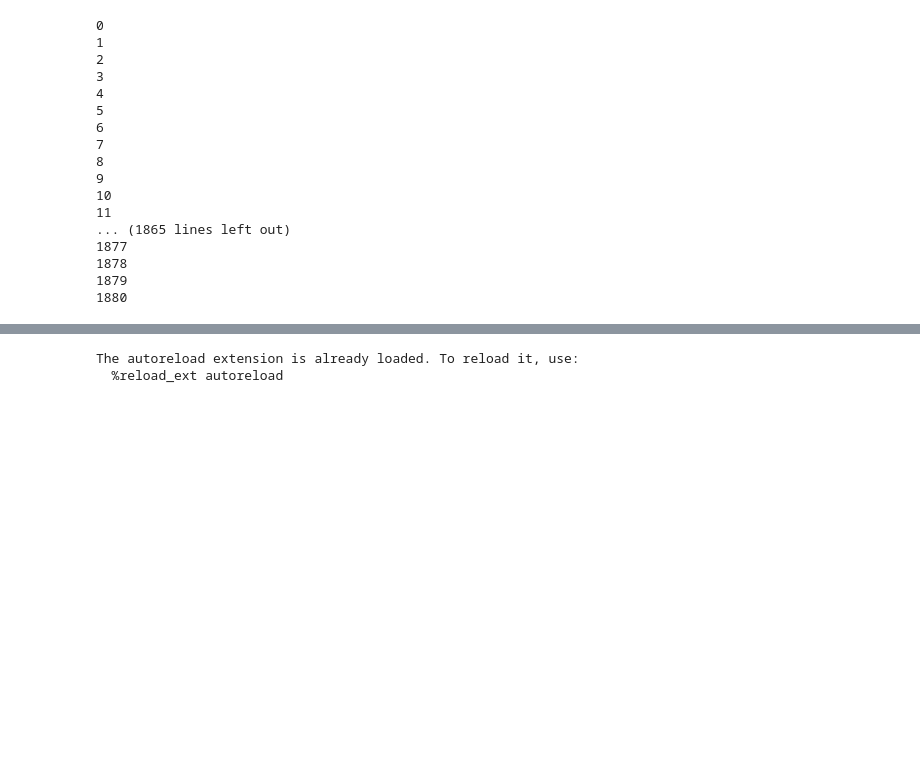
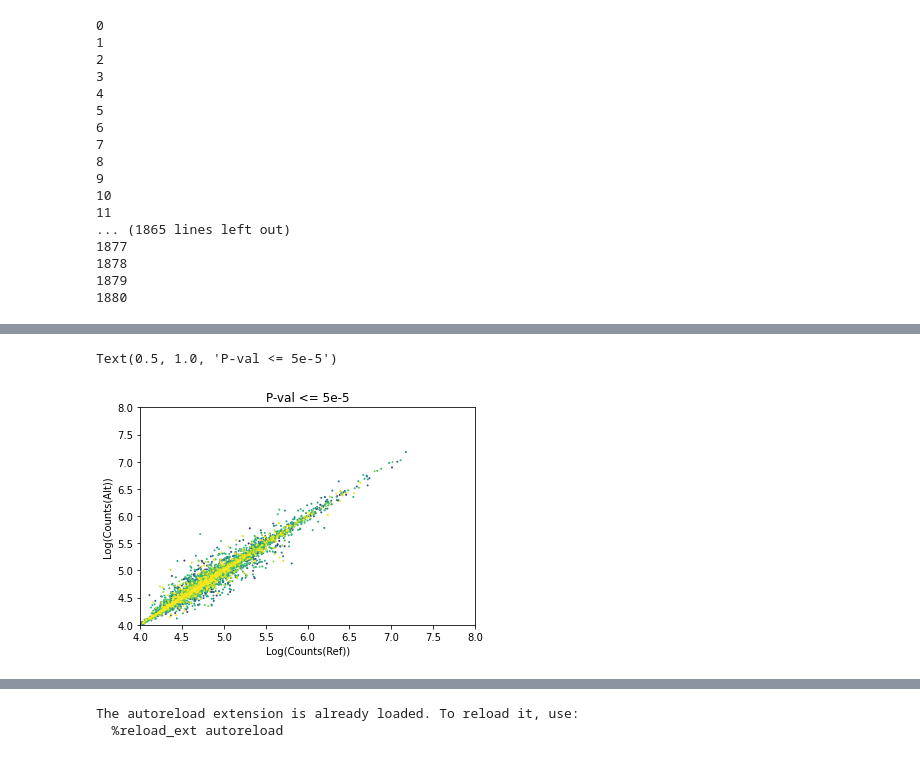
Before and after one commit to kundajelab/chrombpnet, a Jupyter notebook: gm12878_dnase/bQTL/score_snps_junD.ipynb, the cells around one changed output, grey strips where cells are left out. Drawn from its saved outputs; the diff is of its cells as text; code cells hidden in the pictures; blank space fills up the shorter version.

```diff
--- a/gm12878_dnase/bQTL/score_snps_junD.ipynb
+++ b/gm12878_dnase/bQTL/score_snps_junD.ipynb
@@ -174,0 +257,10 @@ count_preds_df.plot.scatter(x='ref',y='alt',alpha=0.5)
+# %%
+from kerasAC.vis.density_scatter import *
+sig=merged[merged['sig']==True]
+nonsig=merged[merged['sig']==False]
+# %%
+density_scatter(sig['ref'],sig['alt'],xlab='Log(Counts(Ref))',ylab='Log(Counts(Alt))',xlim=(4,8),ylim=(4,8),s=1)
+plt.title("P-val <= 5e-5")
+# %% [output]
+Text(0.5, 1.0, 'P-val <= 5e-5')
+[figure, added]
```
Also changed, not shown: parts of 41 cells of this notebook, 10 other files.
